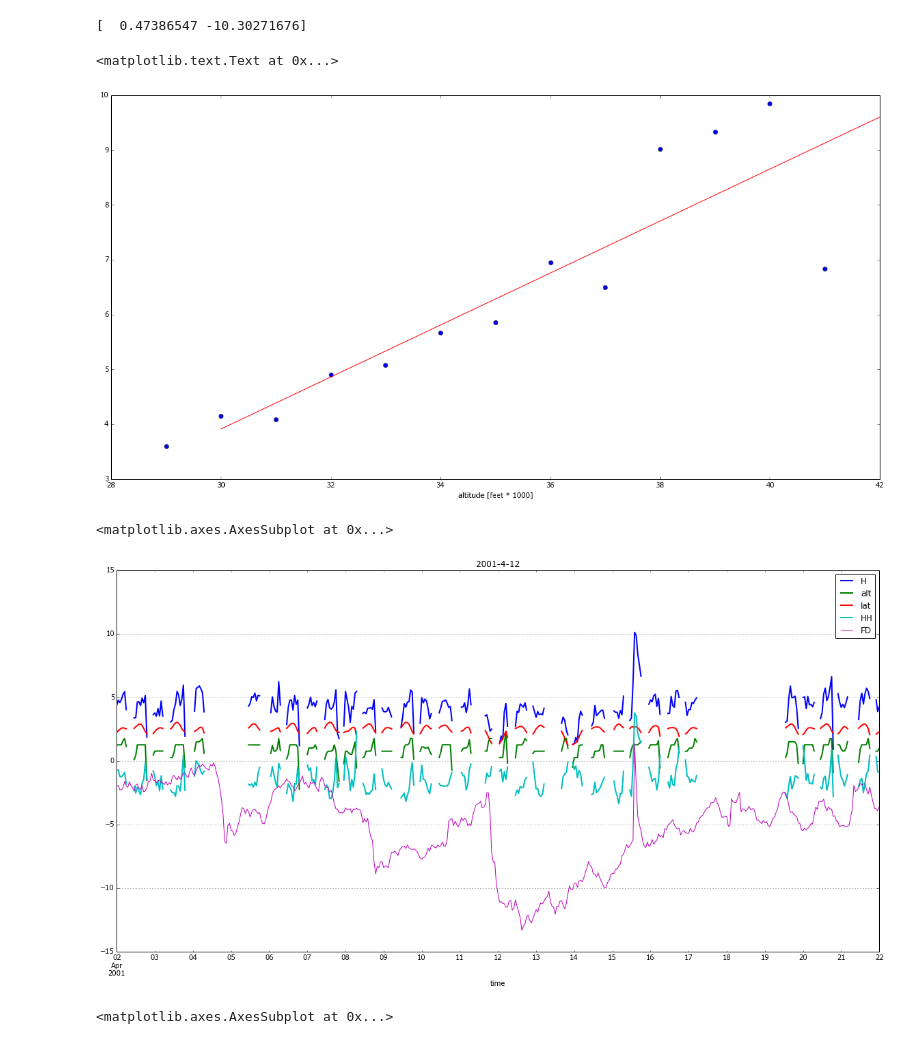
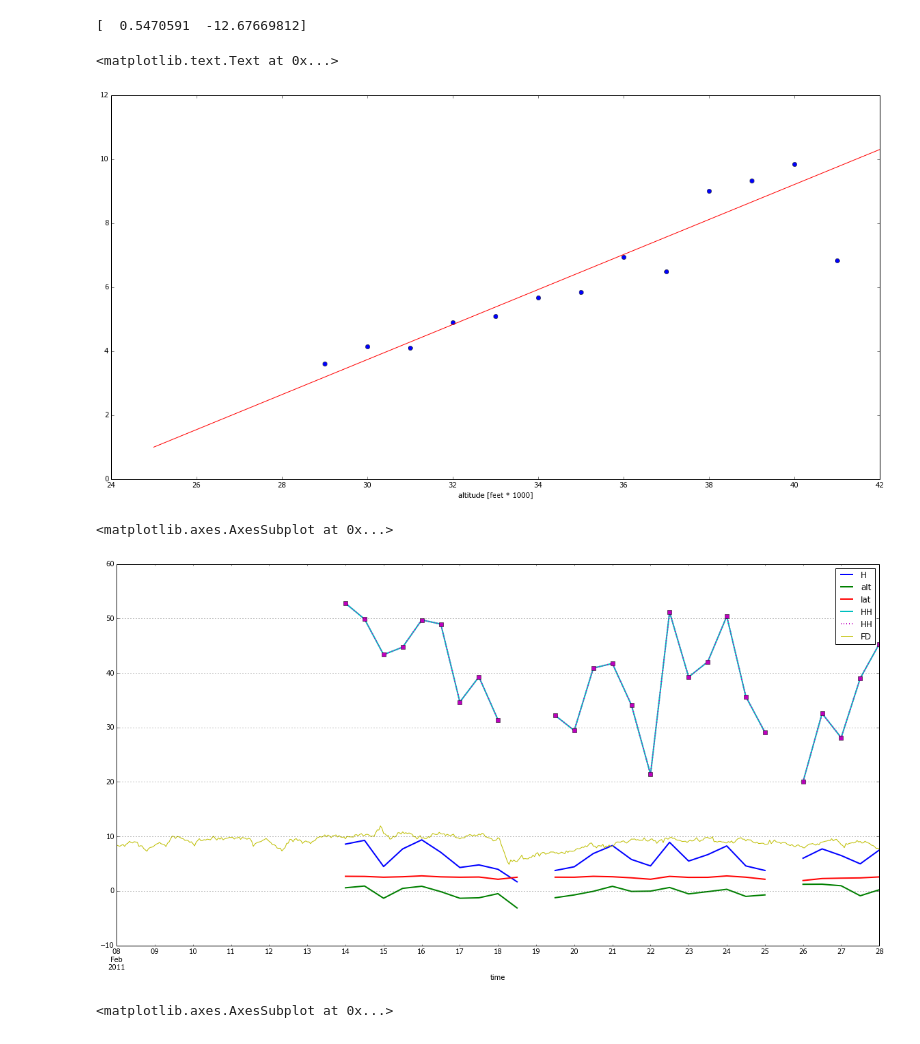
Before and after one commit to ODZ-UJF-AV-CR/liulin, a Jupyter notebook: FDoldstyle_alldata.ipynb, the cells around one changed output. Saved outputs shown, nothing was run; the diff lists cells and outputs as text; code cells hidden in the pictures.

```diff
--- a/FDoldstyle_alldata.ipynb
+++ b/FDoldstyle_alldata.ipynb
@@ -36,7 +36,7 @@ for i in range(90):
 
 plt.plot(lat_rad,'o')
 
-pf_coef = np.polyfit(range(28,43),lat_rad[range(28,43)],1)
+pf_coef = np.polyfit(range(10,58),lat_rad[range(10,58)],1)
 
 print pf_coef
 
@@ -70,17 +70,15 @@ for i in range(len(alt_rad)):
 
 plt.plot(alt_rad,'o')
 
-pf_coef = np.polyfit(range(30,42),alt_rad[range(30,42)],1)
+pf_coef = np.polyfit(range(29,40),alt_rad[range(29,40)],1)
 
 print pf_coef
 
 pp = (np.poly1d(pf_coef))
 
-plt.plot(sy.linspace(30,42), pp#df2['2011-01-01': '2011-05-27'].plot(figsize=(20,10), tiprint df2
-#df2.plot(figsize=(20,10))
-(sy.linspace(30,42)), 'r-')
+plt.plot(sy.linspace(25,42), pp(sy.linspace(25,42)), 'r-')
 plt.xlabel('altitude [feet * 1000]')
 # %% [output]
-[  0.47386547 -10.30271676]
+[  0.5470591  -12.67669812]
 <matplotlib.text.Text at 0x...>
-[figure, old version]
+[figure, new version]
@@ -119,14 +85,16 @@ df2.to_csv('./radiation_avg_day.csv')
 # %%
-# subtract latitude ralation
+# subtract latitude and altitude relation
 
 # copy specific columns
 df1 = df[['time','H','alt','lat']]
 
 df1['time'] = pd.to_datetime(df1['time'])
-df1['HH'] = df1['H'] - p(df1['lat']) * 0.3 # subtract latitude ralation
-df1['lat'] = df1['lat'] / 20
-df1['HH'] = df1['HH'] - pp(df1['alt'] / 1000) * 0.3  # subtract altitude ralation
-df1['alt'] = (df1['alt'] - 30000) / 4000
+df1['HH'] = df1['H'] - p(df1['lat']) * 1 # subtract latitude ralation
+#df1['lat'] = df1['lat'] / 20
+df1['HH'] = df1['HH'] - pp(df1['alt'] / 1000) * 1  # subtract altitude ralation
+#df1['alt'] = (df1['alt'] - 30000) / 4000
+
+df1.loc[df1.alt <= 32000, 'HH'] = np.NAN
 
 df1 = df1.set_index('time')
 df1 = df1.sort_index()
@@ -135,38 +103,47 @@ df1.to_csv('./radiation.csv') # save data
 
 # resample measurements
 df2 = pd.read_csv('./radiation.csv', sep=',', header=0, parse_dates='time' )
 df2['time'] = pd.to_datetime(df2['time'])
 df2 = df2.set_index('time')
-df2 = df2.resample('1h', how='mean', base=0)
+#df2 = df2.resample('10Min', how='mean', base=0)
+df2 = df2.resample('12h', how='mean', base=0)
 df2.to_csv('./radiation_avg_day.csv')
 
 # plot data for given date
 
-#FD = '2005-9-11'
-FD = '2001-4-12'
+#FD = '2001-11-6'
 #FD = '2005-12-12'
+FD = '2005-9-11'
+FD = '2006-12-15'
+FD = '2011-2-18'
 
 df3 = pd.read_csv('./LSradiation.csv', sep=',', header=0, parse_dates='time')
 df3['time'] = pd.to_datetime(df3['time'])
 df3 = df3.set_index('time')
 df3 = df3.sort_index()
 
 df2 = pd.read_csv('./radiation_avg_day.csv', sep=',', header=0, parse_dates='time' )
 df2['time'] = pd.to_datetime(df2['time'])
 df2 = df2.set_index('time')
 df2['H'] = df2['H'].astype(float)
+df2['HH'] = df2['HH'].astype(float) * 10 +80
+
+df2['lat'] = df2['lat'] / 20
+df2['alt'] = (df2['alt'] - 30000) / 4000
+
 
 datetime.timedelta(days=1)
 from_time = str(pd.to_datetime(FD) + datetime.timedelta(days=-10))
 to_time = str(pd.to_datetime(FD) + datetime.timedelta(days=10))
 
 #df2[from_time: to_time].plot(figsize=(20,10),title=FD, marker='s',linestyle=':')
-df2[from_time: to_time].plot(figsize=(20,10),title=FD,lw='2')
+df2[from_time: to_time].plot(figsize=(20,10),lw='2')
+df2['HH'][from_time: to_time].plot(figsize=(20,10),lw='2', marker='s',linestyle=':')
 df3[from_time: to_time]['FD'] = df3[from_time: to_time]['FD'].sub(90)
 df3[from_time: to_time]['FD'].plot(figsize=(20, 10))
 # %% [output]
 <matplotlib.axes.AxesSubplot at 0x...>
-[figure, old version]
+[figure, new version]
 # %%
 df2.plot(figsize=(200, 4))
 #df3.plot(figsize=(20, 4))
```
Also changed, not shown: parts of 3 cells of this notebook, 2 other files.
